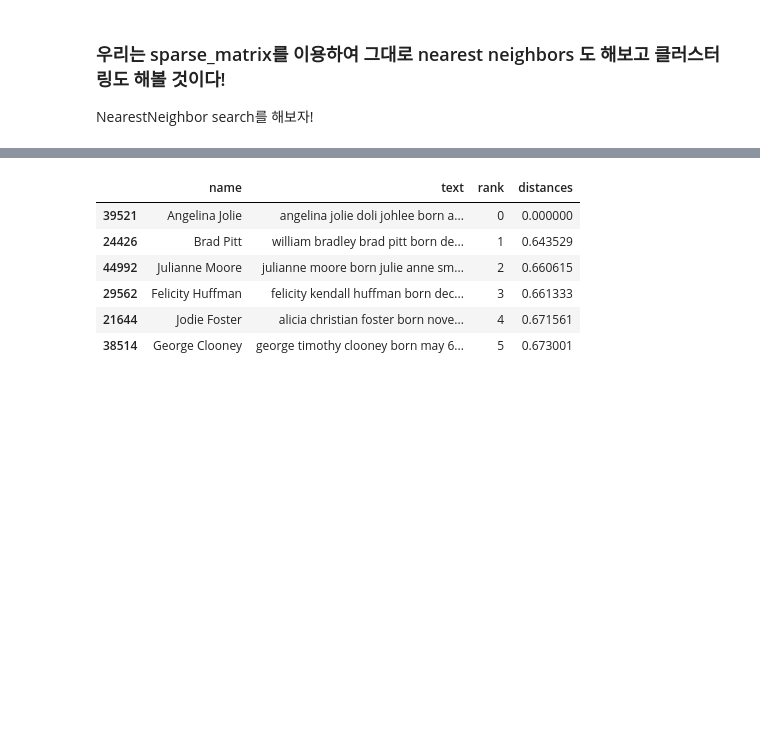
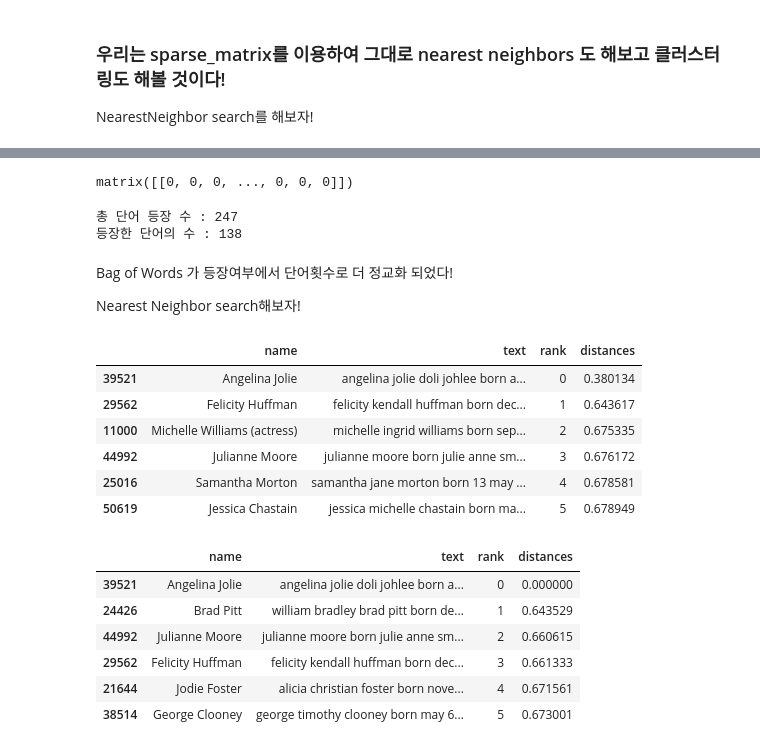
Before and after one commit to RayleighKim/M11_Intro_To_Unsuerpvised_Learning, a Jupyter notebook: 11_1_Intro_to_Unsupervised_Learning_I.ipynb, the cells around one changed output, grey strips where cells are left out. Drawn from its saved outputs; the diff is of its cells as text; code cells hidden in the pictures; blank space fills up the shorter version.

Commit message:
added bag of words count ver

```diff
--- a/11_1_Intro_to_Unsupervised_Learning_I.ipynb
+++ b/11_1_Intro_to_Unsupervised_Learning_I.ipynb
@@ -239,0 +310,3 @@ def nearest_search(name, nbrs = nbrs_simple):
+# %%
+word_count = text.CountVectorizer(binary = False)
+X_count = word_count.fit_transform(people['text'])
@@ -239,0 +324,14 @@ def nearest_search(name, nbrs = nbrs_simple):
+# %%
+X_count[0,:].todense()
+# %% [output]
+matrix([[0, 0, 0, ..., 0, 0, 0]])
+# %%
+print('총 단어 등장 수 :', X_count[0,:].todense().sum())
+print('등장한 단어의 수 :', X_simple[0,:].todense().sum())
+# %% [output]
+총 단어 등장 수 : 247
+등장한 단어의 수 : 138
+# %% [markdown]
+Bag of Words 가  등장여부에서 단어횟수로 더 정교화 되었다!
+
+Nearest Neighbor search해보자!
@@ -240 +340,13 @@ def nearest_search(name, nbrs = nbrs_simple):
+# %%
+nbrs_count = NearestNeighbors(n_neighbors=6, metric='cosine').fit(X_count)
+# %%
+nearest_search(name='Angelina Jolie', nbrs = nbrs_count)
+# %% [output]
+|  | name | text | rank | distances |
+| 39521 | Angelina Jolie | angelina jolie doli johlee born a... | 0 | 0.380134 |
+| 29562 | Felicity Huffman | felicity kendall huffman born dec... | 1 | 0.643617 |
+| 11000 | Michelle Williams (actress) | michelle ingrid williams born sep... | 2 | 0.675335 |
+| 44992 | Julianne Moore | julianne moore born julie anne sm... | 3 | 0.676172 |
+| 25016 | Samantha Morton | samantha jane morton born 13 may ... | 4 | 0.678581 |
+| 50619 | Jessica Chastain | jessica michelle chastain born ma... | 5 | 0.678949 |
 # %%
```
Also changed, not shown: parts of 13 cells of this notebook.
